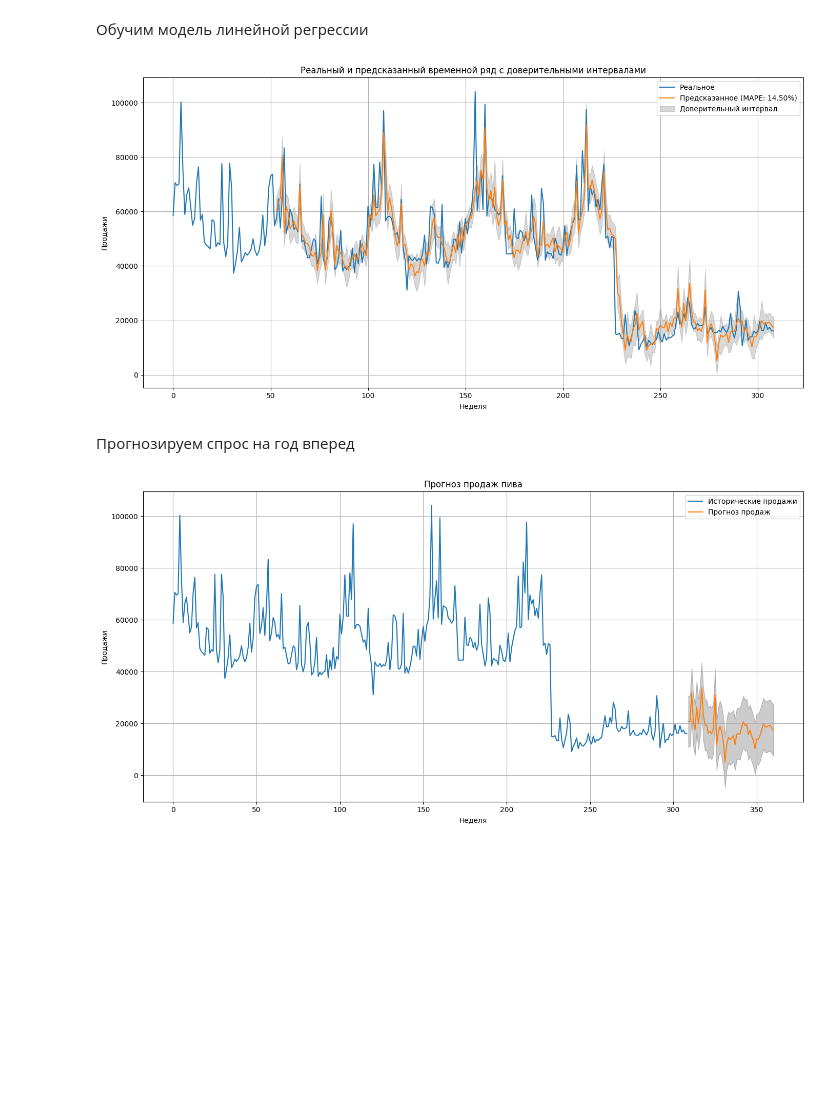
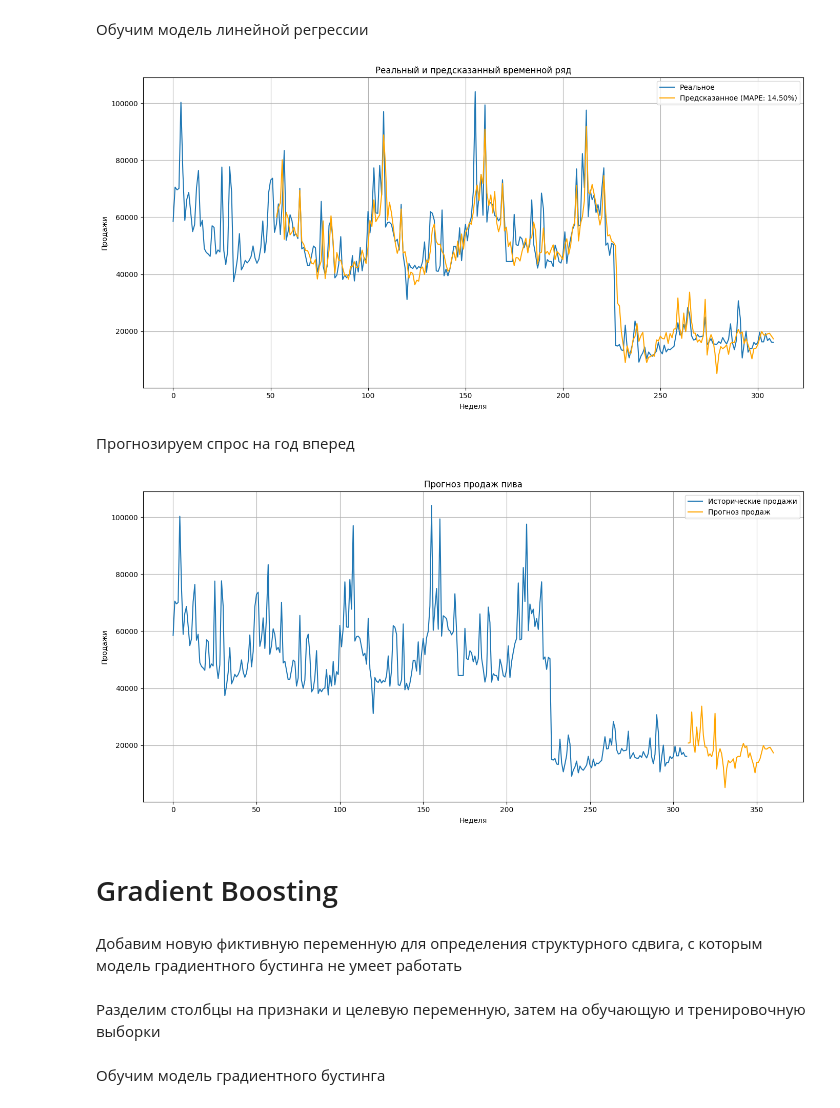
Before and after one commit to Walbyq/beer-sales-timeseries-forecast, a Jupyter notebook: beer_sales_timeseries.ipynb, the cells around one changed output. Saved outputs shown, nothing was run; the diff lists cells and outputs as text; code cells hidden in the pictures; blank space fills up the shorter version.

```diff
--- a/beer_sales_timeseries.ipynb
+++ b/beer_sales_timeseries.ipynb
@@ -657,64 +671,51 @@ results = lr_model.fit()
 # Оценка обучения
 predictions = results.predict(X)
 
-# Получение стандартных ошибок предсказаний
-predictions_se = results.get_prediction(X)
-predictions_summary_frame = predictions_se.summary_frame(alpha=0.05)
-
 # Рассчет ошибки
 error = mean_absolute_percentage_error(lagged_df['move'].loc[X.index], predictions)
 
-# График реального и предсказанного временного ряда с границами
+# График реального и предсказанного временного ряда
 plt.figure(figsize=(14, 7))
 plt.plot(lagged_df.index, lagged_df['move'], label="Реальное")
-plt.plot(lagged_df.index[X.index], predictions, label=f"Предсказанное (MAPE: {error:.2f}%)")
-
-# Добавление доверительных интервалов
-plt.fill_between(predictions_summary_frame.index,
-                 predictions_summary_frame['mean_ci_lower'],
-                 predictions_summary_frame['mean_ci_upper'],
-                 color='gray', alpha=0.3, label="Доверительный интервал")
-
+plt.plot(lagged_df.index[X.index], predictions, label=f"Предсказанное (MAPE: {error:.2f}%)", color='orange')
 plt.legend()
-plt.title("Реальный и предсказанный временной ряд с доверительными интервалами")
+plt.title("Реальный и предсказанный временной ряд")
 plt.xlabel("Неделя")
 plt.ylabel("Продажи")
 plt.grid()
-
 plt.tight_layout()
 plt.show()
 # %% [output]
-[figure, old version]
+[figure, new version]
 # %% [markdown]
 Прогнозируем спрос на год вперед
 # %%
 exog = lagged_df.drop(columns=['move']).tail(forecast_periods)
 
-# Добавление константы (если это необходимо)
+# Добавление константы
 exog = sm.add_constant(exog)
 
 # Прогнозирование
 forecast_mean = results.predict(exog=exog)
 
 # Создание диапазона индексов для прогноза
 last_index = lagged_df.index[-1]
 forecast_index = np.arange(last_index + 1, last_index + 1 + forecast_periods)
 
 # Визуализация прогноза
 plt.figure(figsize=(14, 7))
 plt.plot(lagged_df.index, lagged_df['move'], label="Исторические продажи")
-plt.plot(forecast_index, forecast_mean, label="Прогноз продаж")
-plt.fill_between(forecast_index,
-                 forecast_mean - 1.96 * np.std(forecast_mean),
-                 forecast_mean + 1.96 * np.std(forecast_mean),
-                 color='k', alpha=0.2)
+plt.plot(forecast_index, forecast_mean, label="Прогноз продаж", color='orange')
 plt.title("Прогноз продаж пива")
 plt.xlabel("Неделя")
 plt.ylabel("Продажи")
 plt.legend()
 plt.grid()
-
 plt.tight_layout()
 plt.show()
 # %% [output]
-[figure, old version]
+[figure, new version]
+# %% [markdown]
+# Gradient Boosting
+# %% [markdown]
+Добавим новую фиктивную переменную для определения структурного сдвига, с которым модель градиентного бустинга не умеет работать
@@ -720,0 +729,2 @@ plt.show()
+# %% [markdown]
+Разделим столбцы на признаки и целевую переменную, затем на обучающую и тренировочную выборки
@@ -720,0 +738,2 @@ plt.show()
+# %% [markdown]
+Обучим модель градиентного бустинга
```
Also changed, not shown: parts of 13 cells of this notebook.
